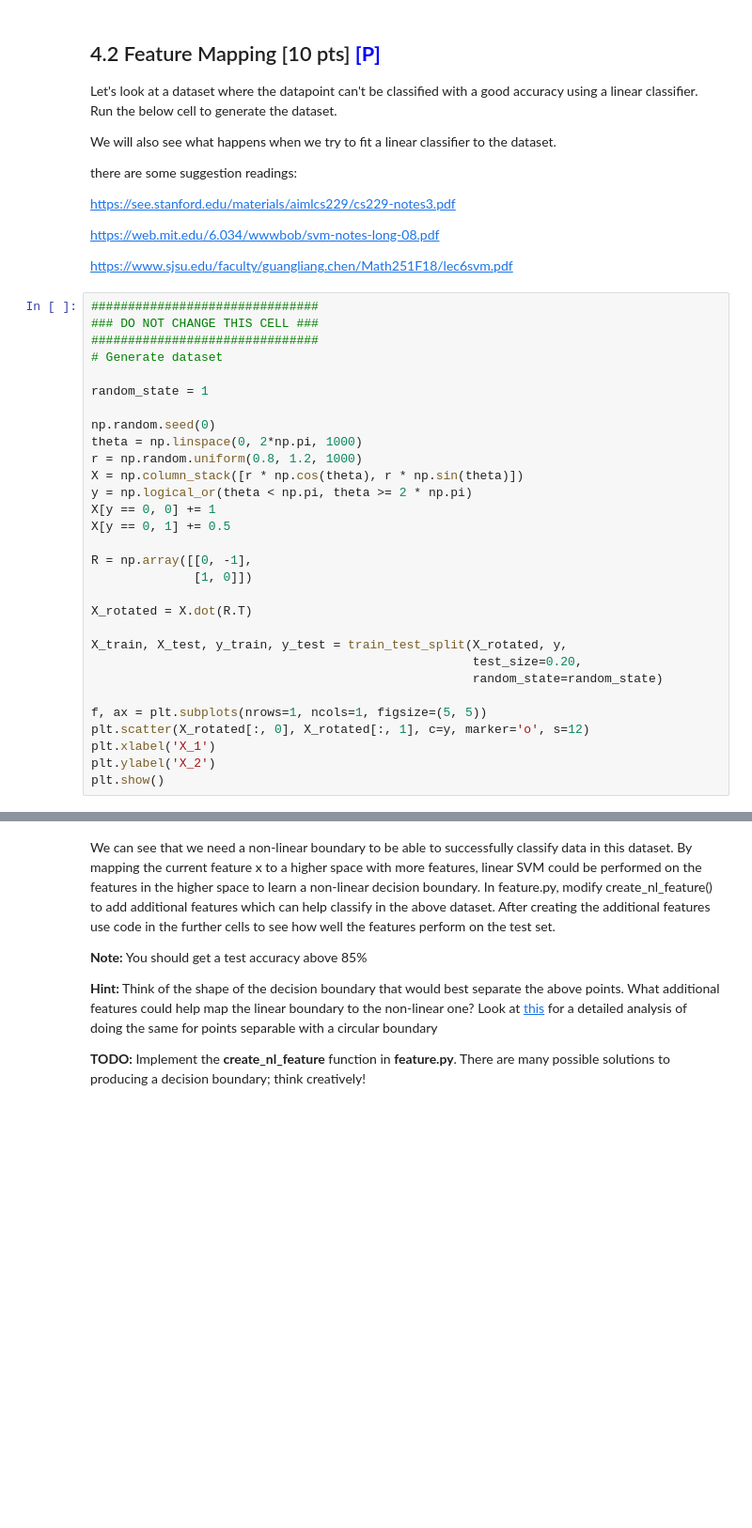
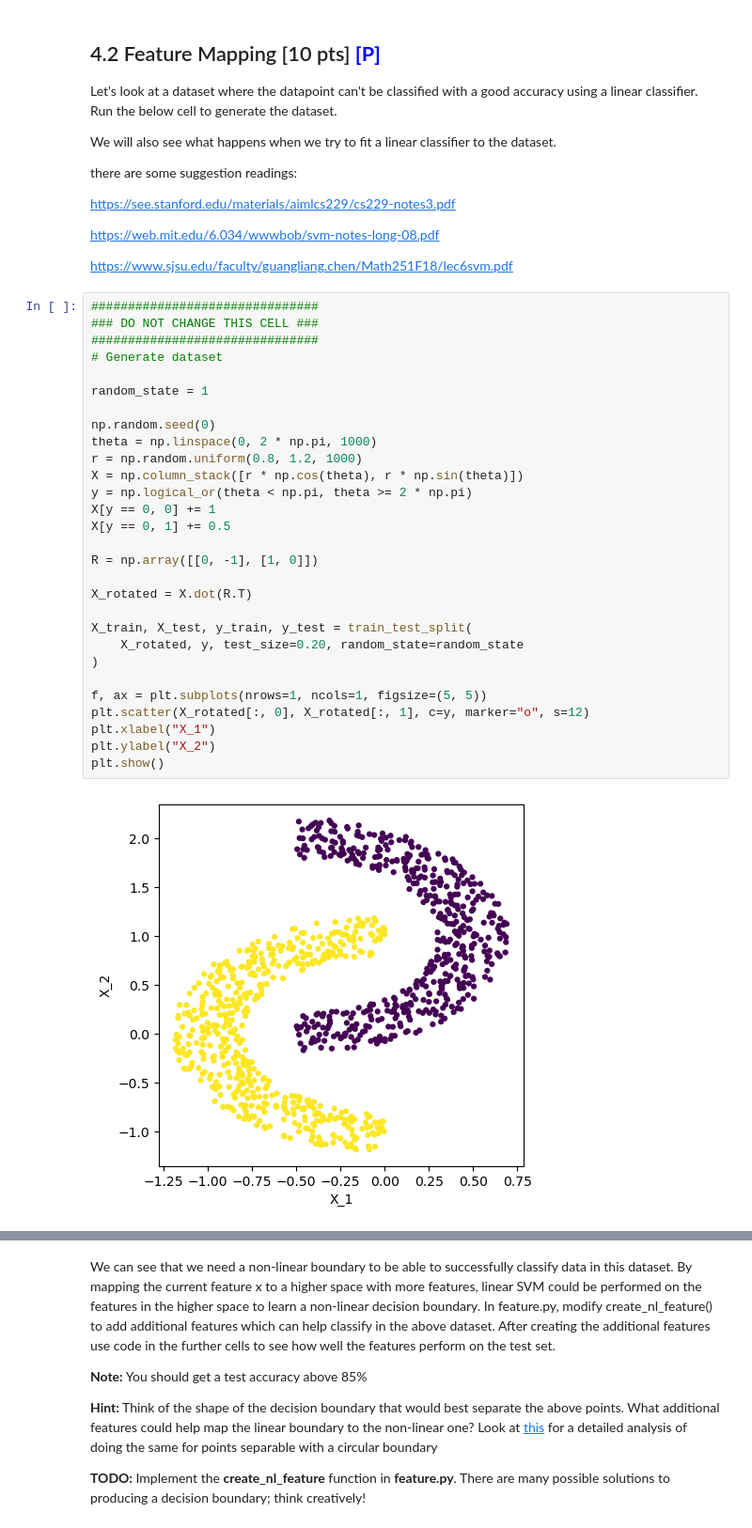
Before and after one commit to Lucas-Luwa/Machine-Learning, a Jupyter notebook: HW4/hw4_code/FALL2023_HW4_Student.ipynb, the cells around one changed output, grey strips where cells are left out. Shown: that part at 94% size. Cells and saved outputs as stored; diff of their text form; blank space fills up the shorter version.

```diff
--- a/HW4/hw4_code/FALL2023_HW4_Student.ipynb
+++ b/HW4/hw4_code/FALL2023_HW4_Student.ipynb
@@ -1152,33 +1350,34 @@ https://www.sjsu.edu/faculty/guangliang.chen/Math251F18/lec6svm.pdf
 # %%
 ###############################
 ### DO NOT CHANGE THIS CELL ###
 ###############################
 # Generate dataset
 
 random_state = 1
 
 np.random.seed(0)
-theta = np.linspace(0, 2*np.pi, 1000)
+theta = np.linspace(0, 2 * np.pi, 1000)
 r = np.random.uniform(0.8, 1.2, 1000)
 X = np.column_stack([r * np.cos(theta), r * np.sin(theta)])
 y = np.logical_or(theta < np.pi, theta >= 2 * np.pi)
 X[y == 0, 0] += 1
 X[y == 0, 1] += 0.5
 
-R = np.array([[0, -1],
-              [1, 0]])
+R = np.array([[0, -1], [1, 0]])
 
 X_rotated = X.dot(R.T)
 
-X_train, X_test, y_train, y_test = train_test_split(X_rotated, y,
-                                                    test_size=0.20,
-                                                    random_state=random_state)
+X_train, X_test, y_train, y_test = train_test_split(
+    X_rotated, y, test_size=0.20, random_state=random_state
+)
 
 f, ax = plt.subplots(nrows=1, ncols=1, figsize=(5, 5))
-plt.scatter(X_rotated[:, 0], X_rotated[:, 1], c=y, marker='o', s=12)
-plt.xlabel('X_1')
-plt.ylabel('X_2')
+plt.scatter(X_rotated[:, 0], X_rotated[:, 1], c=y, marker="o", s=12)
+plt.xlabel("X_1")
+plt.ylabel("X_2")
 plt.show()
+# %% [output]
+[figure, added]
 # %%
 ###############################
 ### DO NOT CHANGE THIS CELL ###
```
Also changed, not shown: parts of 45 cells of this notebook, 9 other files.
